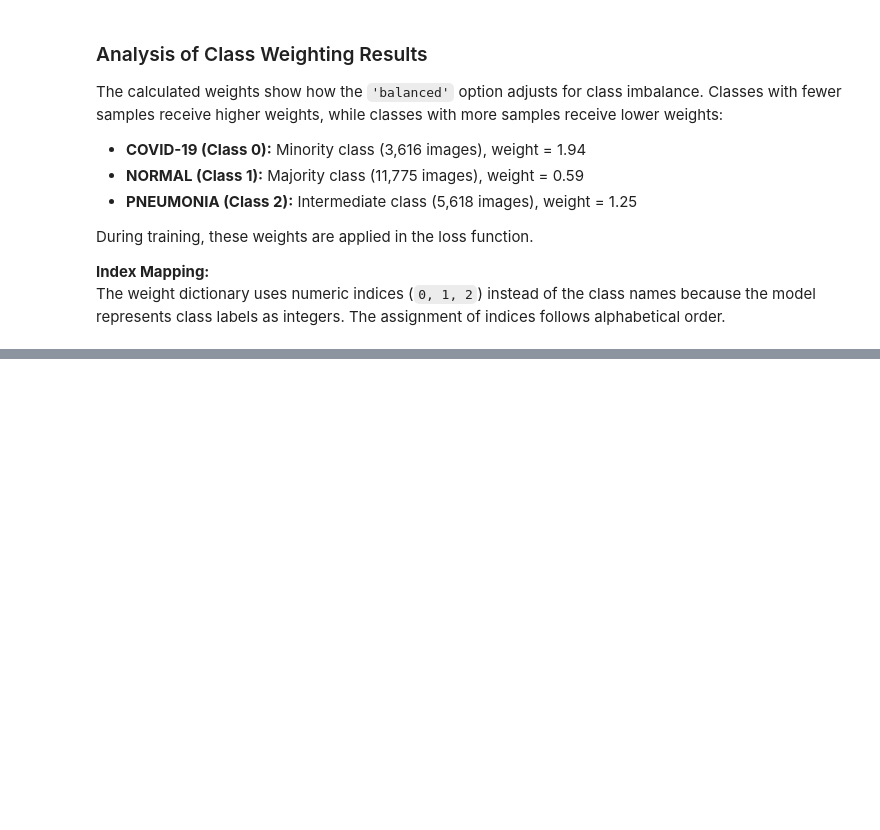
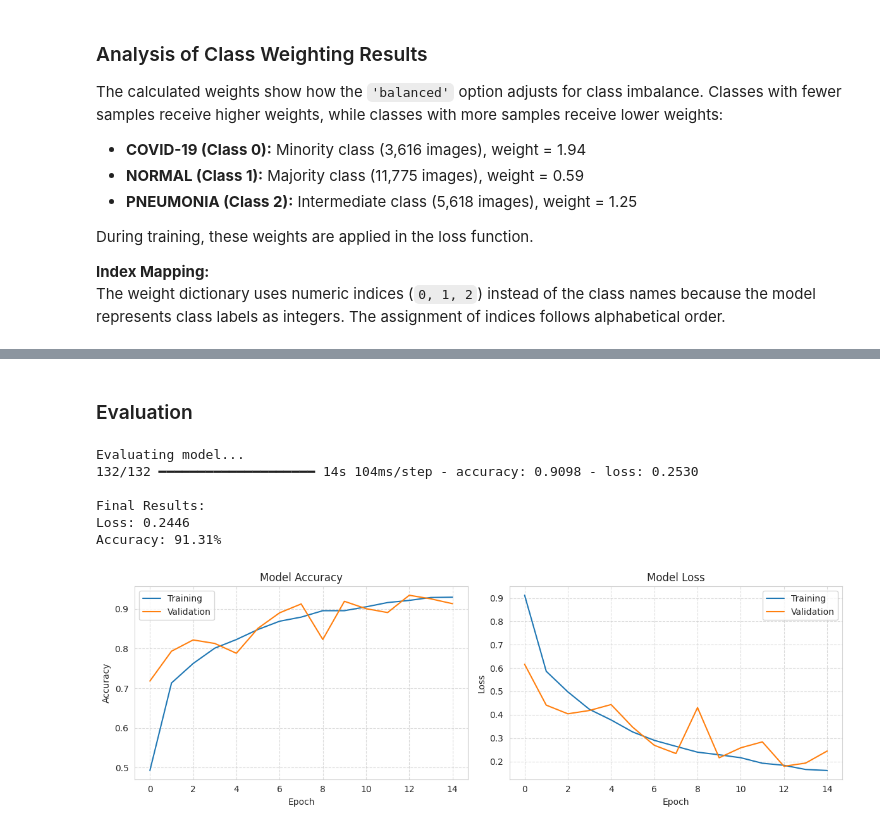
Before and after one commit to juliancramos/cnn-pneumonia-covid-detector, a Jupyter notebook: cnn-pneumonia-covid-detector.ipynb, the cells around one changed output, grey strips where cells are left out. Cells and saved outputs as stored; diff of their text form; code cells hidden in the pictures; blank space fills up the shorter version.

```diff
--- a/cnn-pneumonia-covid-detector.ipynb
+++ b/cnn-pneumonia-covid-detector.ipynb
@@ -1120,0 +1731,4 @@ model.add(Dense(3, activation='softmax'))
+# %%
+# Load into TensorFlow Datasets
+# Loading images into TensorFlow Datasets and performing an 80/20 split for training and validation.
+train_ds_weight, val_ds_weight = load_and_prepare_datasets(directory="dataset")
@@ -1120,0 +1741,5 @@ model.add(Dense(3, activation='softmax'))
+# %%
+# Generates penalties to balance the model's learning process
+print("\nCalculating weight of the classes...")
+weights_dict, _ = calculate_class_weights(df)
+print(f"Weights applied: {weights_dict}")
@@ -1120,0 +1749,15 @@ model.add(Dense(3, activation='softmax'))
+# %%
+# Compiling the model with the Adam optimizer and Sparse Categorical Crossentropy loss
+model.compile(optimizer='adam',
+              loss='sparse_categorical_crossentropy',
+              metrics=['accuracy'])
+# %%
+# Execute the training phase for 15 epochs
+# Class weights are injected to adjust based on class importance
+print("\nTraining...")
+history = model.fit(
+    train_ds_weight,
+    epochs=15,
+    validation_data=val_ds_weight,
+    class_weight=weights_dict
+)
@@ -1120,0 +1788,12 @@ model.add(Dense(3, activation='softmax'))
+# %% [markdown]
+### Evaluation
+# %%
+evaluate_and_plot(model, val_ds_weight, history)
+# %% [output]
+Evaluating model...
+132/132 ━━━━━━━━━━━━━━━━━━━━ 14s 104ms/step - accuracy: 0.9098 - loss: 0.2530
+
+Final Results:
+Loss: 0.2446
+Accuracy: 91.31%
+[figure, added]
```
Also changed, not shown: parts of 73 cells of this notebook.
